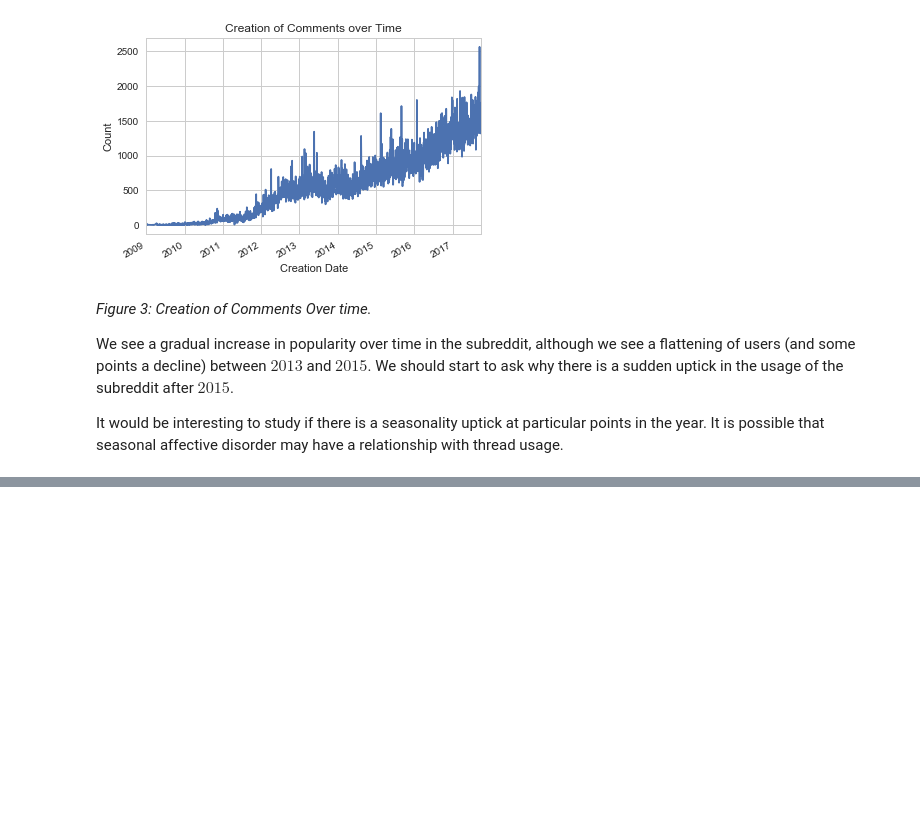
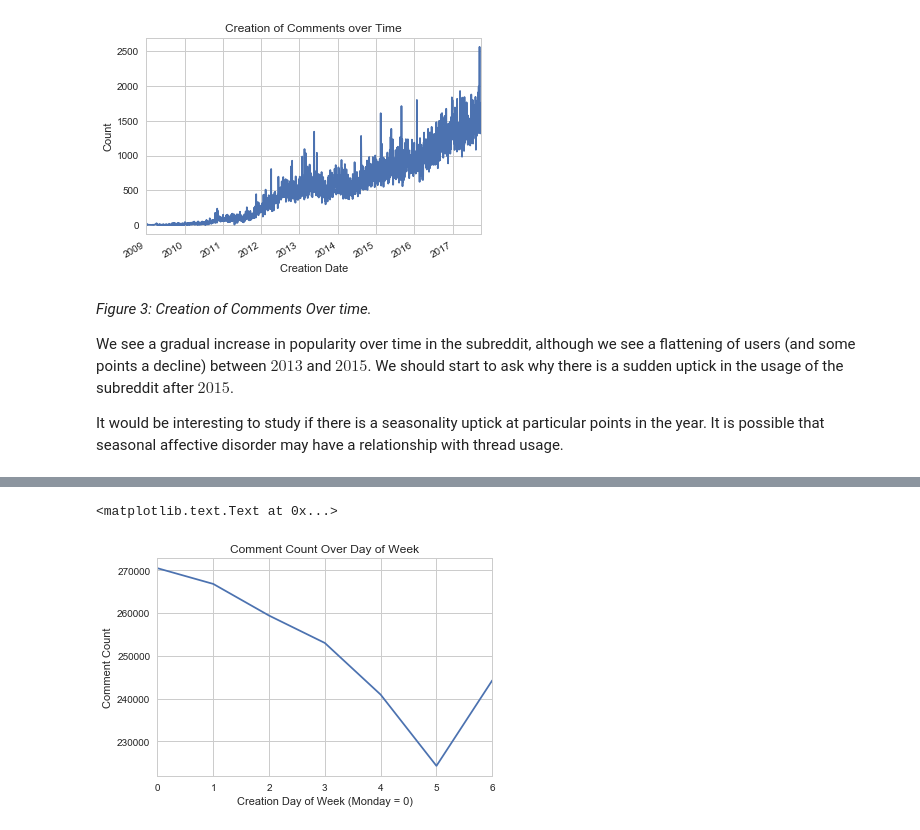
Before and after one commit to PLBMR/mentalHealthDataAnalysis, a Jupyter notebook: rDepression/analysis/fullDatasetEDA.ipynb, the cells around one changed output, grey strips where cells are left out. Drawn from its saved outputs; the diff is of its cells as text; code cells hidden in the pictures; blank space fills up the shorter version.

```diff
--- a/rDepression/analysis/fullDatasetEDA.ipynb
+++ b/rDepression/analysis/fullDatasetEDA.ipynb
@@ -362,0 +379,15 @@ creationMonthCountSeries.plot()
+# %%
+#check day of the week effects
+filteredCommentFrame["creationDOW"] = filteredCommentFrame[
+                                                    "creationDate"].dt.dayofweek
+# %%
+#then plot
+creationDOWCountSeries = filteredCommentFrame.groupby("creationDOW")[
+                                                                "id"].count()
+creationDOWCountSeries.plot()
+plt.xlabel("Creation Day of Week (Monday = 0)")
+plt.ylabel("Comment Count")
+plt.title("Comment Count Over Day of Week")
+# %% [output]
+<matplotlib.text.Text at 0x...>
+[figure, added]
```
Also changed, not shown: parts of 16 cells of this notebook.
